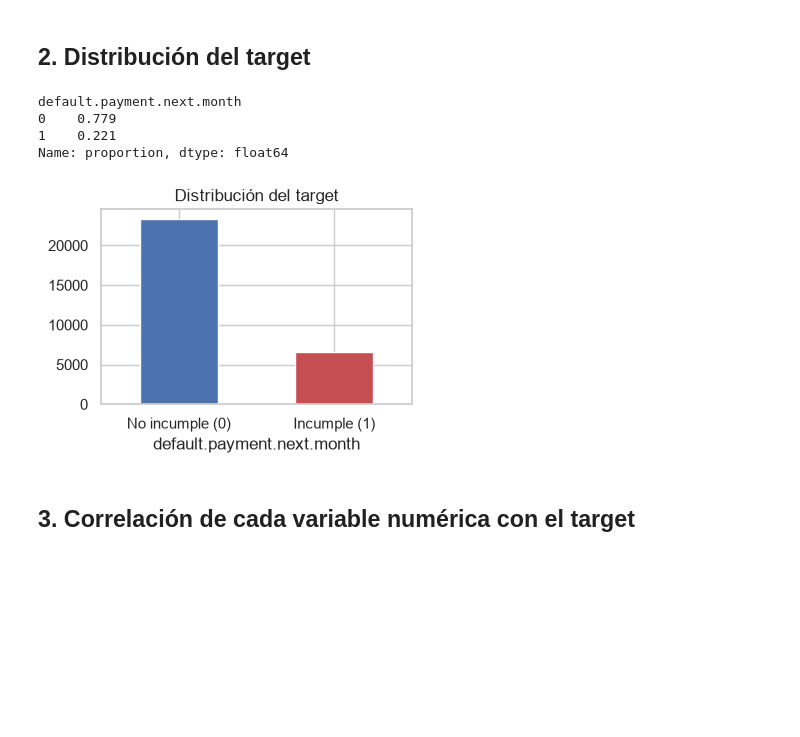
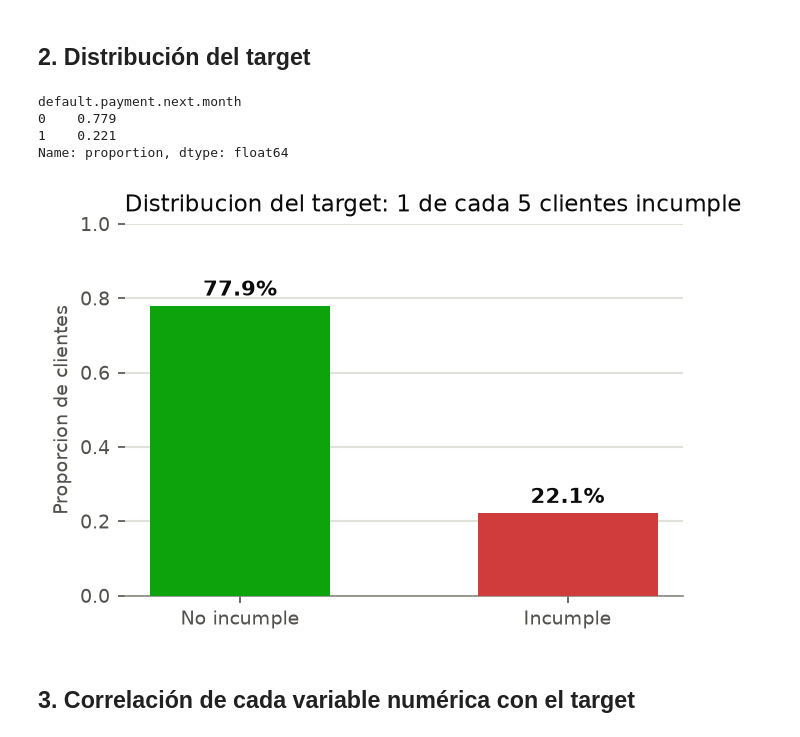
Before and after one commit to KingAegon19/Actividades-mlops, a Jupyter notebook: actividad-2/notebooks/eda_credit_default.ipynb, the cells around one changed output. Cells and saved outputs as stored; diff of their text form; code cells hidden in the pictures; blank space fills up the shorter version.

```diff
--- a/actividad-2/notebooks/eda_credit_default.ipynb
+++ b/actividad-2/notebooks/eda_credit_default.ipynb
@@ -10,9 +10,33 @@ No es un EDA exhaustivo -- ver `../../actividad-1/docs/diccionario-datos.md` par
 import pandas as pd
 import numpy as np
 import matplotlib.pyplot as plt
-import seaborn as sns
+import matplotlib.ticker as mticker
 
-sns.set_theme(style="whitegrid")
+plt.rcParams["figure.dpi"] = 150
+
+# Paleta validada (dataviz skill): status + diverging blue/red + categorical slot 1.
+COLOR_GOOD = "#0ca30c"      # no incumple
+COLOR_CRITICAL = "#d03b3b"  # incumple
+COLOR_POS = "#2a78d6"       # correlacion positiva / serie unica
+COLOR_NEG = "#e34948"       # correlacion negativa
+INK_PRIMARY = "#0b0b0b"
+INK_SECONDARY = "#52514e"
+INK_MUTED = "#898781"
+GRID = "#e1e0d9"
+
+
+def estilo_limpio(ax, eje_x=True, eje_y=False):
+    """Quita chartjunk: spines innecesarios y grid recesivo."""
+    for lado in ("top", "right", "left"):
+        ax.spines[lado].set_visible(False)
+    ax.spines["bottom"].set_color(INK_MUTED)
+    ax.tick_params(colors=INK_SECONDARY, labelsize=9)
+    if eje_x:
+        ax.xaxis.grid(True, color=GRID, linewidth=1, zorder=0)
+    if eje_y:
+        ax.yaxis.grid(True, color=GRID, linewidth=1, zorder=0)
+    ax.set_axisbelow(True)
+
 
 RUTA_DATOS = "../../actividad-1/data/credit_card_default.csv"
 OBJETIVO = "default.payment.next.month"
@@ -50,20 +74,27 @@ dtype: object
 # %% [markdown]
 ## 2. Distribución del target
 # %%
-print(df[OBJETIVO].value_counts(normalize=True).round(3))
+conteo = df[OBJETIVO].value_counts(normalize=True).sort_index()
+print(conteo.round(3))
 
-fig, ax = plt.subplots(figsize=(4, 3))
-df[OBJETIVO].value_counts().sort_index().plot(kind="bar", ax=ax, color=["#4C72B0", "#C44E52"])
-ax.set_xticklabels(["No incumple (0)", "Incumple (1)"], rotation=0)
-ax.set_title("Distribución del target")
+fig, ax = plt.subplots(figsize=(4.5, 3.2))
+colores = [COLOR_GOOD, COLOR_CRITICAL]
+barras = ax.bar(["No incumple", "Incumple"], conteo.values, color=colores, width=0.55, zorder=3)
+for barra, valor in zip(barras, conteo.values):
+    ax.text(barra.get_x() + barra.get_width() / 2, valor + 0.015, f"{valor:.1%}",
+            ha="center", va="bottom", color=INK_PRIMARY, fontsize=10, fontweight="bold")
+ax.set_ylim(0, 1.0)
+ax.set_ylabel("Proporcion de clientes", color=INK_SECONDARY, fontsize=9)
+ax.set_title("Distribucion del target: 1 de cada 5 clientes incumple", color=INK_PRIMARY, fontsize=11, loc="left")
+estilo_limpio(ax, eje_x=False, eje_y=True)
 plt.tight_layout()
 plt.show()
 # %% [output]
 default.payment.next.month
 0    0.779
 1    0.221
 Name: proportion, dtype: float64
-[figure, old version]
+[figure, new version]
 # %% [markdown]
 ## 3. Correlación de cada variable numérica con el target
 # %%
```
Also changed, not shown: parts of 3 cells of this notebook.
